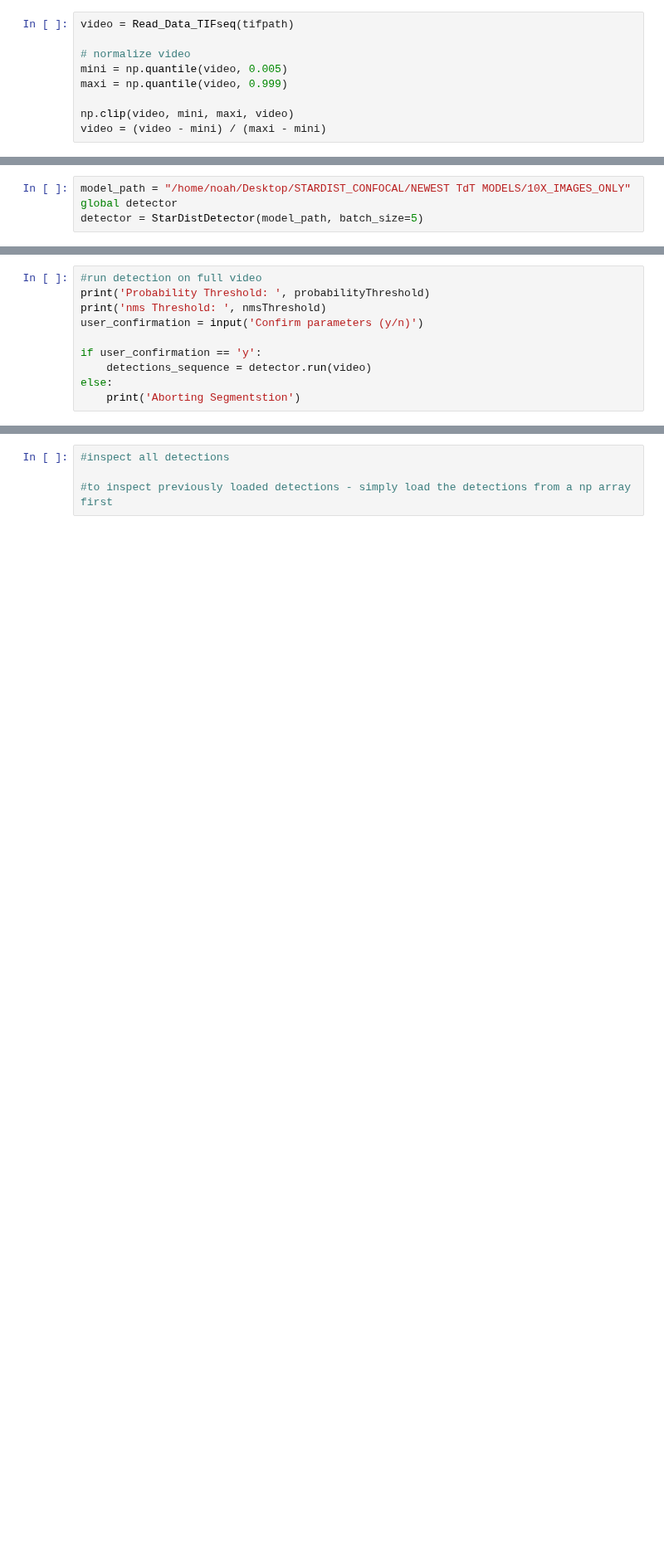
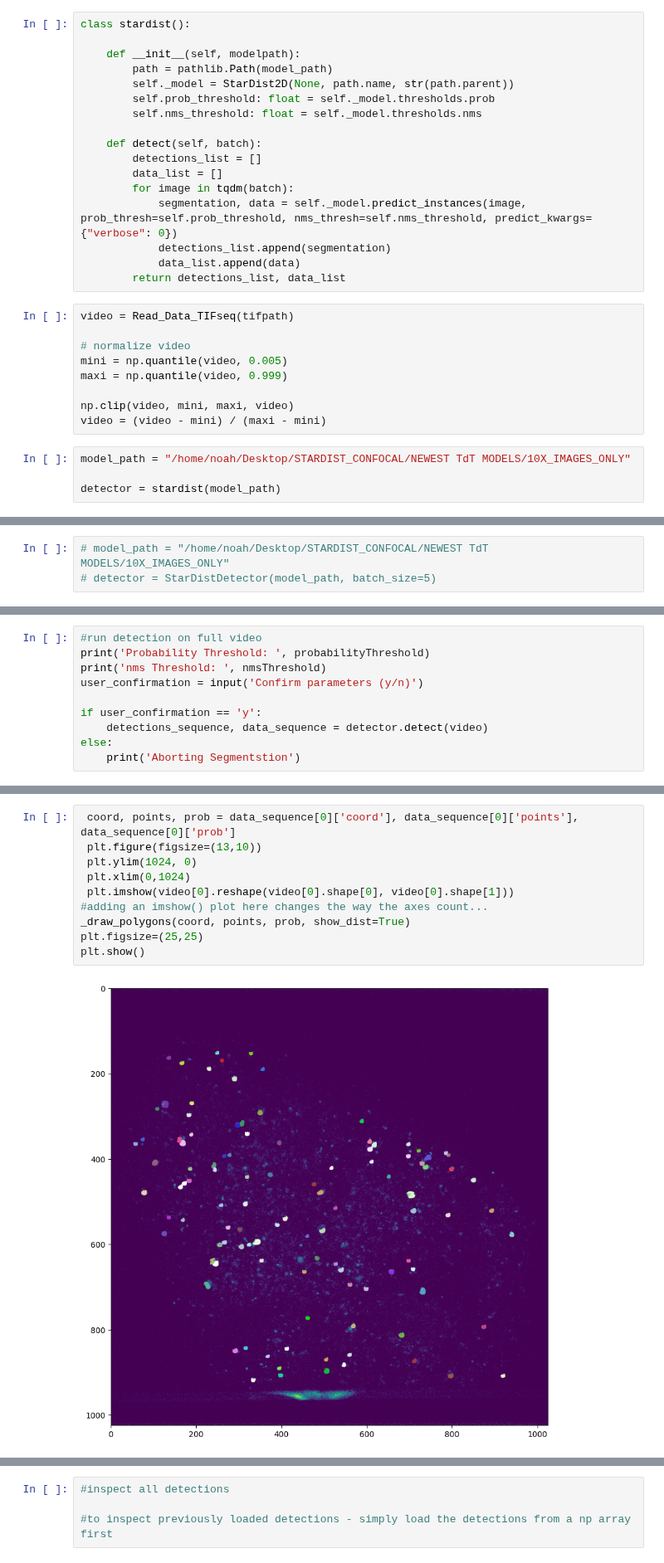
Before and after one commit to raphaelreme/trase-in, a Jupyter notebook: Segmentation.ipynb, the cells around one changed output, grey strips where cells are left out. Shown at 83% size. Cells and saved outputs as stored; diff of their text form; blank space fills up the shorter version.

Commit message:
Working on flipped axes plotting issue

```diff
--- a/Segmentation.ipynb
+++ b/Segmentation.ipynb
@@ -90,6 +93,23 @@ def visualise_all_contours_cv(image, cvContours, colour = None):
         except Exception as e:
             print(e)
             break
+# %%
+class stardist():
+
+    def __init__(self, modelpath):
+        path = pathlib.Path(model_path)
+        self._model = StarDist2D(None, path.name, str(path.parent))
+        self.prob_threshold: float = self._model.thresholds.prob
+        self.nms_threshold: float = self._model.thresholds.nms
+
+    def detect(self, batch):
+        detections_list = []
+        data_list = []
+        for image in tqdm(batch):
+            segmentation, data = self._model.predict_instances(image, prob_thresh=self.prob_threshold, nms_thresh=self.nms_threshold, predict_kwargs={"verbose": 0})
+            detections_list.append(segmentation)
+            data_list.append(data)
+        return detections_list, data_list
 # %%
 video = Read_Data_TIFseq(tifpath)
 
@@ -99,3 +119,7 @@ maxi = np.quantile(video, 0.999)
 
 np.clip(video, mini, maxi, video)
 video = (video - mini) / (maxi - mini)
+# %%
+model_path = "/home/noah/Desktop/STARDIST_CONFOCAL/NEWEST TdT MODELS/10X_IMAGES_ONLY"
+
+detector = stardist(model_path)
@@ -102,7 +130,6 @@ video = (video - mini) / (maxi - mini)
 # %%
-model_path = "/home/noah/Desktop/STARDIST_CONFOCAL/NEWEST TdT MODELS/10X_IMAGES_ONLY"
-global detector
-detector = StarDistDetector(model_path, batch_size=5)
+# model_path = "/home/noah/Desktop/STARDIST_CONFOCAL/NEWEST TdT MODELS/10X_IMAGES_ONLY"
+# detector = StarDistDetector(model_path, batch_size=5)
 # %%
 #Set model parameters for your dataset
 
@@ -196,6 +244,6 @@ print('nms Threshold: ', nmsThreshold)
 user_confirmation = input('Confirm parameters (y/n)')
 
 if user_confirmation == 'y':
-    detections_sequence = detector.run(video)
+    detections_sequence, data_sequence = detector.detect(video)
 else:
     print('Aborting Segmentstion')
@@ -201,0 +264,12 @@ else:
+# %%
+ coord, points, prob = data_sequence[0]['coord'], data_sequence[0]['points'], data_sequence[0]['prob']
+ plt.figure(figsize=(13,10))
+ plt.ylim(1024, 0)
+ plt.xlim(0,1024)
+ plt.imshow(video[0].reshape(video[0].shape[0], video[0].shape[1]))
+#adding an imshow() plot here changes the way the axes count...
+_draw_polygons(coord, points, prob, show_dist=True)
+plt.figsize=(25,25)
+plt.show()
+# %% [output]
+[figure, added]
```
Also changed, not shown: parts of 16 cells of this notebook, 3 other files.
